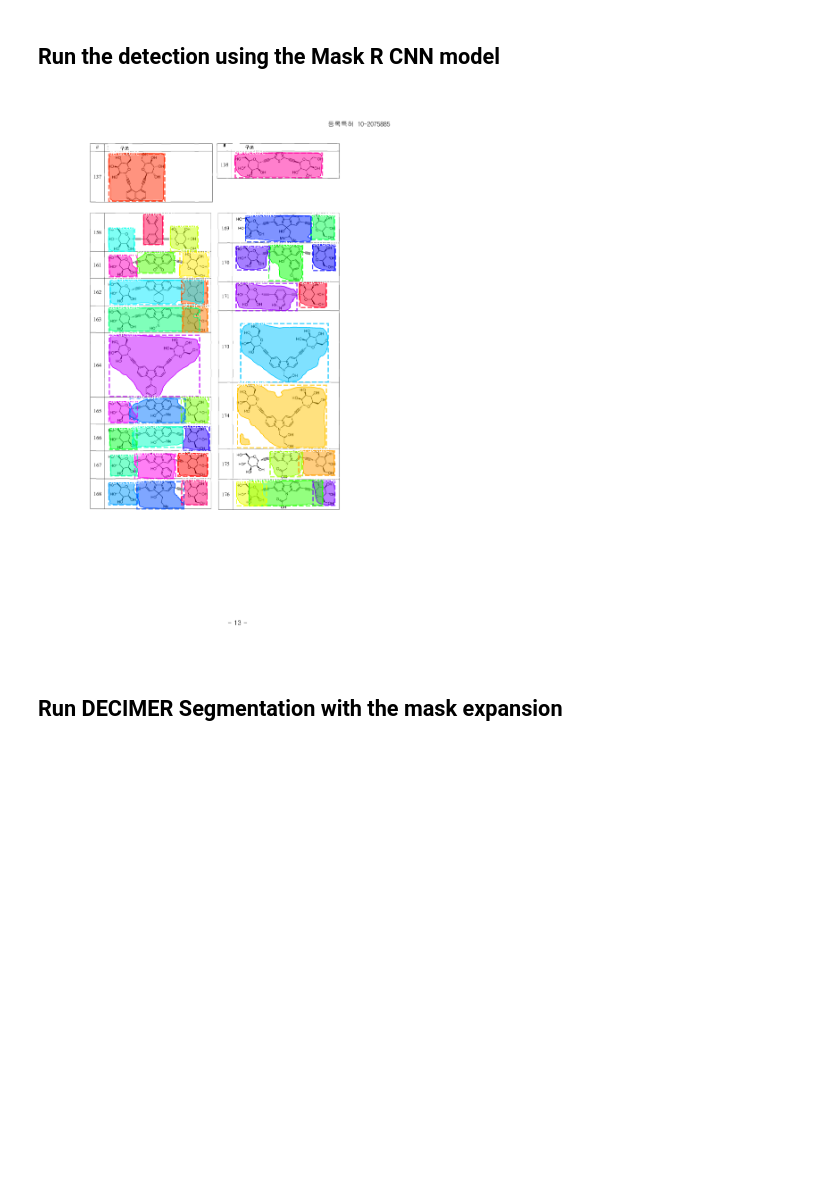
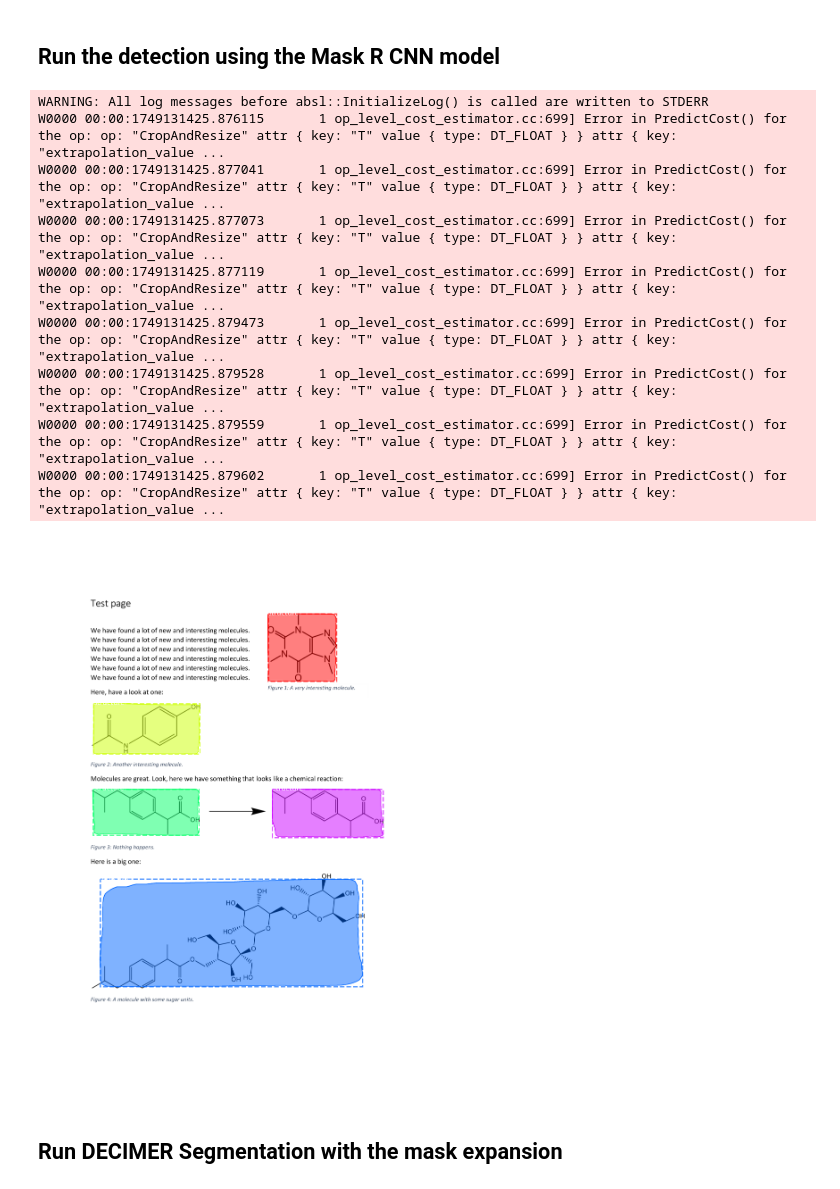
Before and after one commit to Kohulan/DECIMER-Image-Segmentation, a Jupyter notebook: DECIMER_Segmentation_notebook.ipynb, the cells around one changed output. Saved outputs shown, nothing was run; the diff lists cells and outputs as text; code cells hidden in the pictures; blank space fills up the shorter version.

Commit message:
WIP: Save progress before switching to development

```diff
--- a/DECIMER_Segmentation_notebook.ipynb
+++ b/DECIMER_Segmentation_notebook.ipynb
@@ -83,0 +65,21 @@ NameError: name 'pages' is not defined
+# %%
+path: str = os.path.abspath("./Validation/test_page.pdf")
+# path: str = os.path.abspath("./Validation/page 35.pdf")
+# path: str = os.path.abspath("./Validation/TW215080B_pages_45-55.pdf")
+# path: str = os.path.abspath("./Validation/KR102075885B1_pages_10-20.pdf")
+
+# Convert PDF to images using PyMuPDF (no poppler installation needed!)
+pdf_document = fitz.open(path)
+pages = []
+for page_num in range(pdf_document.page_count):
+    page = pdf_document[page_num]
+    # Render page to image with 300 DPI
+    pix = page.get_pixmap(matrix=fitz.Matrix(300/72, 300/72))
+    img_data = pix.tobytes("ppm")
+    # Convert to PIL Image
+    img = Image.open(io.BytesIO(img_data))
+    pages.append(img)
+pdf_document.close()
+
+# Display the page
+pages[0] if pages else "No pages found"
@@ -85,10 +93,19 @@ NameError: name 'pages' is not defined
 ## Run the detection using the Mask R CNN model
 # %%
 segments = segment_chemical_structures(
-    np.array(pages[3]), expand=False, visualization=True
+    np.array(pages[0]), expand=False, visualization=True
 )
 # %% [output]
+WARNING: All log messages before absl::InitializeLog() is called are written to STDERR
+W0000 00:00:1749131425.876115       1 op_level_cost_estimator.cc:699] Error in PredictCost() for the op: op: "CropAndResize" attr { key: "T" value { type: DT_FLOAT } } attr { key: "extrapolation_value ...
+W0000 00:00:1749131425.877041       1 op_level_cost_estimator.cc:699] Error in PredictCost() for the op: op: "CropAndResize" attr { key: "T" value { type: DT_FLOAT } } attr { key: "extrapolation_value ...
+W0000 00:00:1749131425.877073       1 op_level_cost_estimator.cc:699] Error in PredictCost() for the op: op: "CropAndResize" attr { key: "T" value { type: DT_FLOAT } } attr { key: "extrapolation_value ...
+W0000 00:00:1749131425.877119       1 op_level_cost_estimator.cc:699] Error in PredictCost() for the op: op: "CropAndResize" attr { key: "T" value { type: DT_FLOAT } } attr { key: "extrapolation_value ...
+W0000 00:00:1749131425.879473       1 op_level_cost_estimator.cc:699] Error in PredictCost() for the op: op: "CropAndResize" attr { key: "T" value { type: DT_FLOAT } } attr { key: "extrapolation_value ...
+W0000 00:00:1749131425.879528       1 op_level_cost_estimator.cc:699] Error in PredictCost() for the op: op: "CropAndResize" attr { key: "T" value { type: DT_FLOAT } } attr { key: "extrapolation_value ...
+W0000 00:00:1749131425.879559       1 op_level_cost_estimator.cc:699] Error in PredictCost() for the op: op: "CropAndResize" attr { key: "T" value { type: DT_FLOAT } } attr { key: "extrapolation_value ...
+W0000 00:00:1749131425.879602       1 op_level_cost_estimator.cc:699] Error in PredictCost() for the op: op: "CropAndResize" attr { key: "T" value { type: DT_FLOAT } } attr { key: "extrapolation_value ...
-[figure, old version]
+[figure, new version]
 # %% [markdown]
 ## Run DECIMER Segmentation with the mask expansion
 # %%
```
Also changed, not shown: parts of 9 cells of this notebook, 7 other files.
